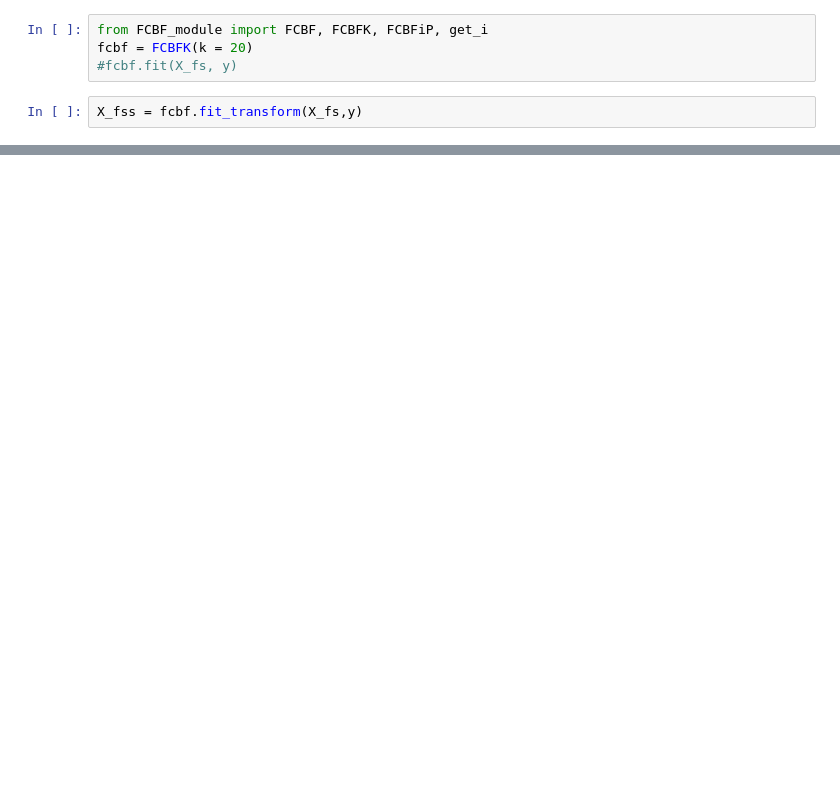
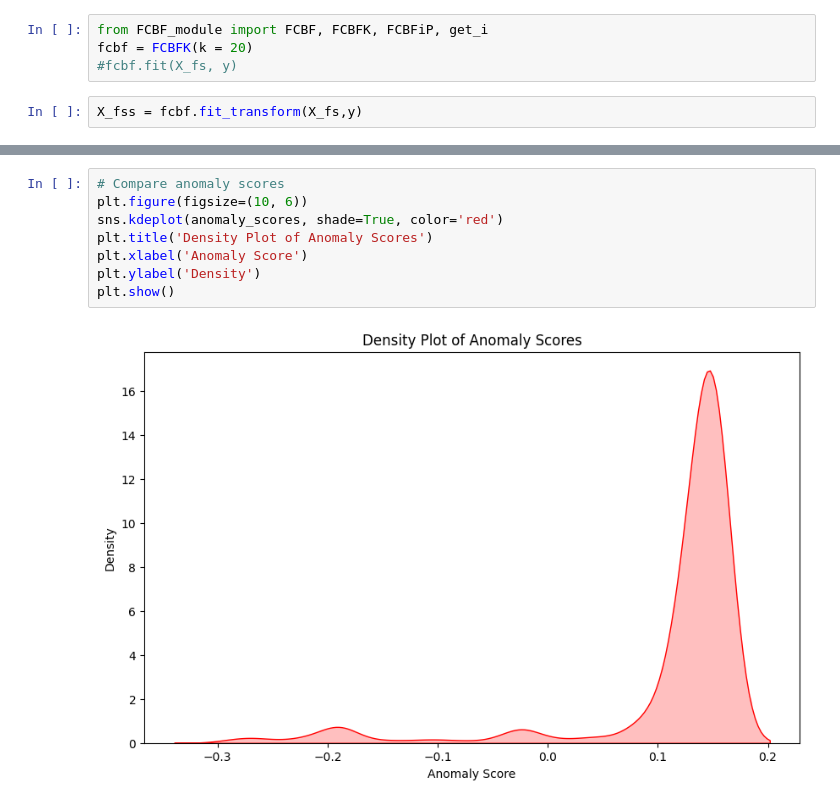
Before and after one commit to TheTallProgrammer/4371-Project-Structure-For-Jupyter-Notebook, a Jupyter notebook: MTH_IDS_IoTJ-comparison.ipynb, the cells around one changed output, grey strips where cells are left out. Saved outputs shown, nothing was run; the diff lists cells and outputs as text; blank space fills up the shorter version.

```diff
--- a/MTH_IDS_IoTJ-comparison.ipynb
+++ b/MTH_IDS_IoTJ-comparison.ipynb
@@ -1081,0 +878,10 @@ Thank you for your interest and more details are in the paper.
+# %%
+# Compare anomaly scores
+plt.figure(figsize=(10, 6))
+sns.kdeplot(anomaly_scores, shade=True, color='red')
+plt.title('Density Plot of Anomaly Scores')
+plt.xlabel('Anomaly Score')
+plt.ylabel('Density')
+plt.show()
+# %% [output]
+[figure, added]
```
Also changed, not shown: parts of 154 cells of this notebook, 2 other files.
